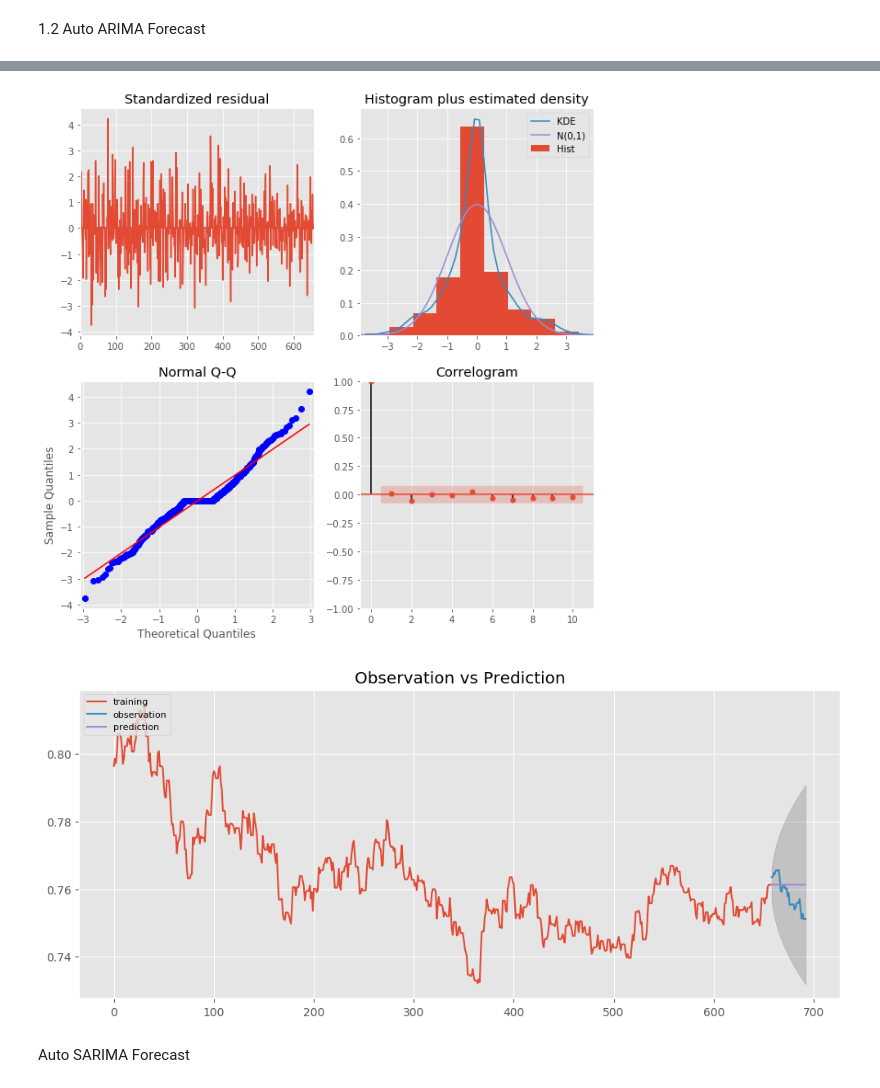
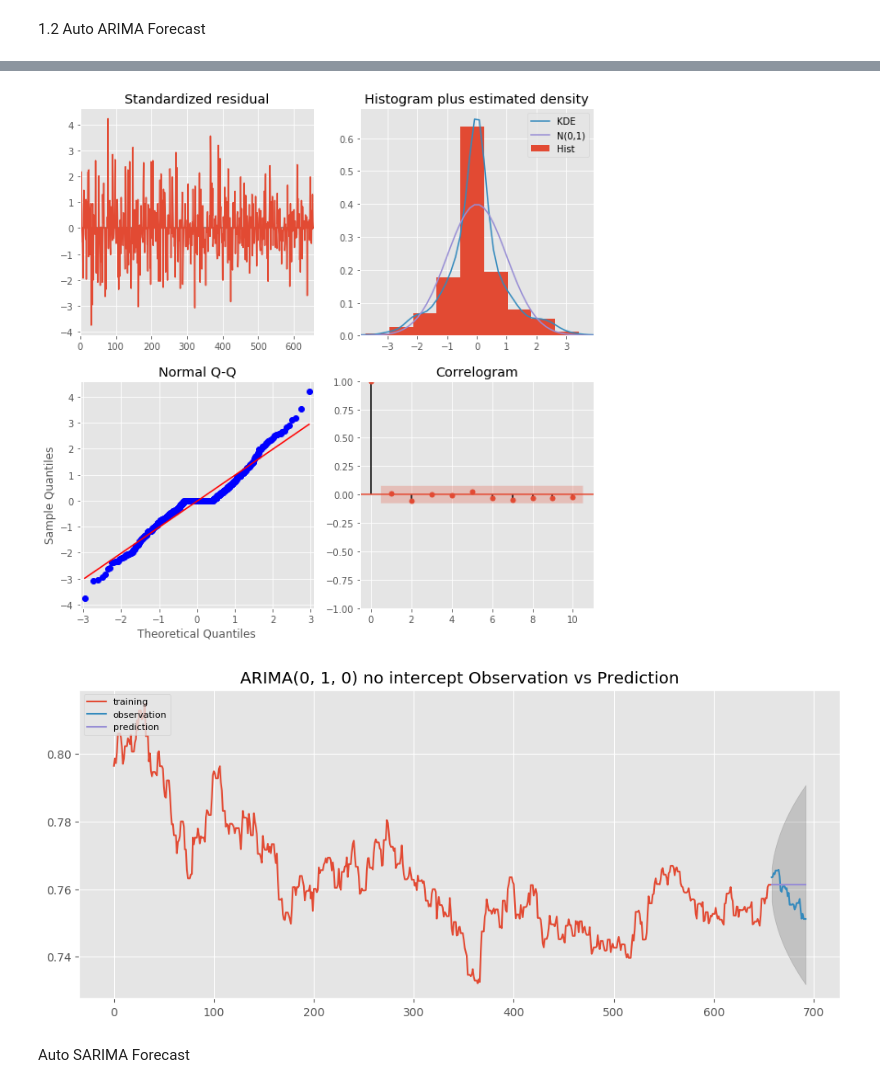
Before and after one commit to flizhou/CAD_USD_exchange_rate_predictor, a Jupyter notebook: scripts/eda.ipynb, the cells around one changed output, grey strips where cells are left out. Drawn from its saved outputs; the diff is of its cells as text; code cells hidden in the pictures.

Commit message:
Added functions for plotting and training

```diff
--- a/scripts/eda.ipynb
+++ b/scripts/eda.ipynb
@@ -207,14 +285,17 @@ Split data into train, valid and test datasets
 split_ratio = 0.95
 
 split_1 = int(cad_to_usd.shape[0] * split_ratio)
-train_valid, test = cad_to_usd[['close']].iloc[: split_1], cad_to_usd[['close']].iloc[split_1:]
+train_valid, test = (
+    cad_to_usd[["close"]].iloc[:split_1],
+    cad_to_usd[["close"]].iloc[split_1:],
+)
 
 split_2 = int(train_valid.shape[0] * split_ratio)
-train, valid = train_valid.iloc[: split_2], train_valid.iloc[split_2:]
+train, valid = train_valid.iloc[:split_2], train_valid.iloc[split_2:]
 
-print(f'The shape of train is {train.shape}')
-print(f'The shape of valid is {valid.shape}')
-print(f'The shape of test is {test.shape}')
+print(f"The shape of train is {train.shape}")
+print(f"The shape of valid is {valid.shape}")
+print(f"The shape of test is {test.shape}")
 # %% [output]
 The shape of train is (658, 1)
 The shape of valid is (35, 1)
@@ -347,24 +434,31 @@ AR.1            1.0107           +0.0000j            1.0107            0.0000
 # %% [markdown]
 1.2 Auto ARIMA Forecast
 # %%
-model_3 = pmdarima.auto_arima(train['close'],
-                            start_p=1,
-                            start_q=1,
-                            test='adf',
-                            max_p=3,
-                            max_q=3,
-                            m=1,
-                            d=None,
-                            seasonal=False,
-                            start_P=0,
-                            D=None,
-                            trace=True,
-                            error_action='ignore',
-                            suppress_warnings=True,
-                            stepwise=True)
+model_3 = pmdarima.auto_arima(
+    train["close"],
+    start_p=1,
+    start_q=1,
+    test="adf",
+    max_p=3,
+    max_q=3,
+    m=1,
+    d=None,
+    seasonal=False,
+    start_P=0,
+    D=None,
+    trace=True,
+    error_action="ignore",
+    suppress_warnings=True,
+    stepwise=True,
+)
 
 print(model_3.summary())
-fc_series = plot_forecast(model_3, train, valid, True)
-scores_3 = evaluate_model(fc_series, valid.squeeze(), 'ARIMA(0, 1, 0) no intercept')
+fc_series, lower_series, upper_series = arima_predict(
+    model_3, valid.size, valid.index, auto=True
+)
+plot_forecast(
+    train, valid, fc_series, "ARIMA(0, 1, 0) no intercept", lower_series, upper_series
+)
+scores_3 = evaluate_model(fc_series, valid.squeeze(), "ARIMA(0, 1, 0) no intercept")
 # %% [output]
 Performing stepwise search to minimize aic
@@ -377,15 +471,15 @@ Total fit time: 1.591 seconds
                                SARIMAX Results
 ==============================================================================
 Dep. Variable:                      y   No. Observations:                  658
 Model:               SARIMAX(0, 1, 0)   Log Likelihood                2993.712
 Date:                Fri, 12 Jun 2020   AIC                          -5985.424
 ... (13 lines left out)
 ===================================================================================
 
 Warnings:
 [1] Covariance matrix calculated using the outer product of gradients (complex-step).
 [figure]
-[figure, old version]
+[figure, new version]
 # %% [markdown]
 Auto SARIMA Forecast
 # %%
```
Also changed, not shown: parts of 76 cells of this notebook.
